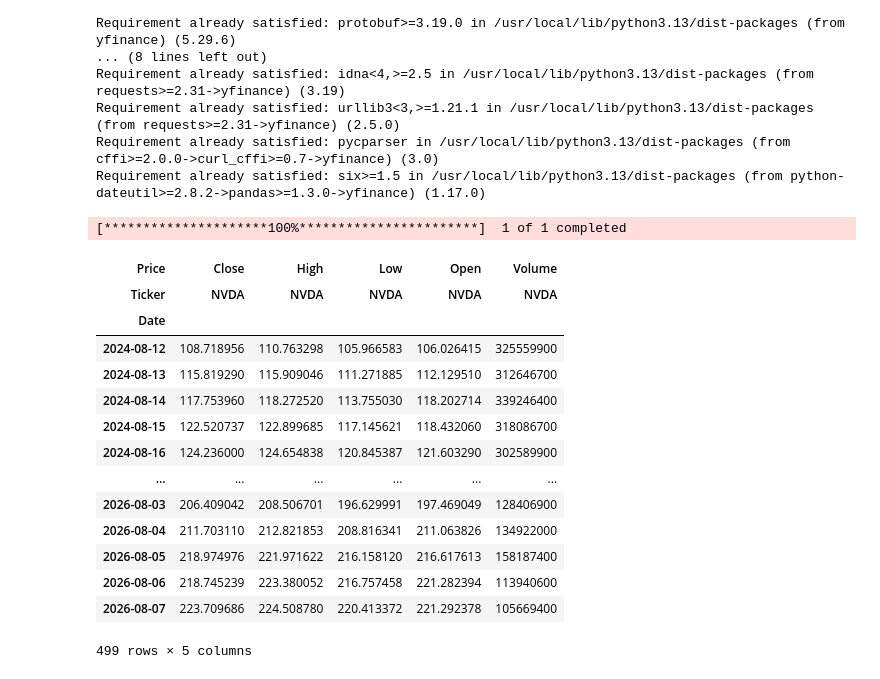
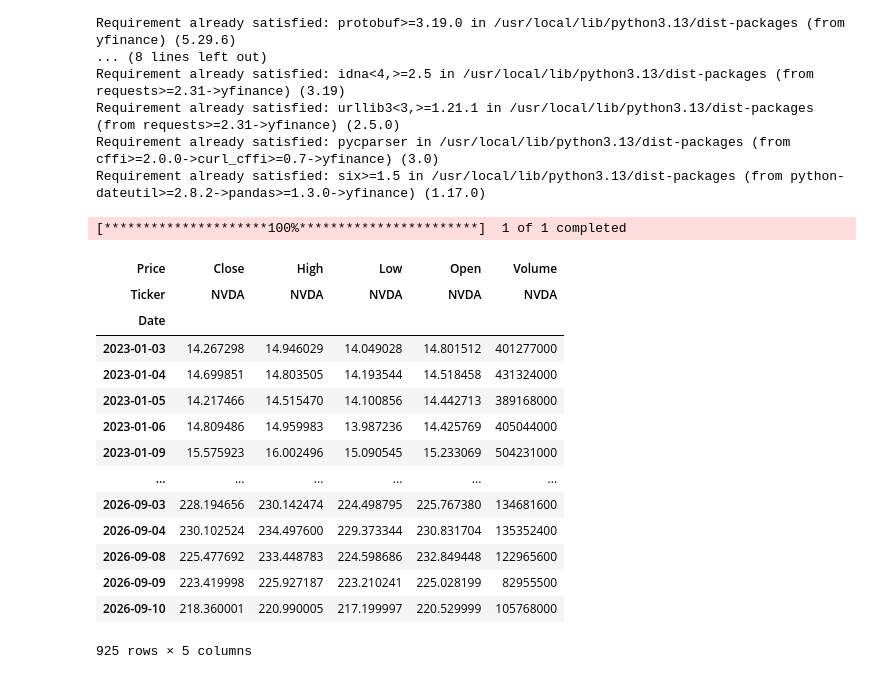
Before and after one commit to samirmh/trading, a Jupyter notebook: stocks_single_stock_analysis.ipynb, the cells around one changed output. Saved outputs shown, nothing was run; the diff lists cells and outputs as text; code cells hidden in the pictures.

```diff
--- a/stocks_single_stock_analysis.ipynb
+++ b/stocks_single_stock_analysis.ipynb
@@ -29,29 +29,29 @@ Requirement already satisfied: six>=1.5 in /usr/local/lib/python3.13/dist-packag
 # %%
 # Define the ticker symbol
 ticker_symbol = 'NVDA'
 
 # Download daily stock price data for the defined period
-stock_data = yf.download(ticker_symbol, start='2024-08-10', end='2026-08-10', interval='1d')
+stock_data = yf.download(ticker_symbol, start='2023-01-01', end='2026-09-11', interval='1d')
 
 # Display the data
 stock_data
 # %% [output]
 [*********************100%***********************]  1 of 1 completed
 | Price | Close | High | Low | Open | Volume |
 | Ticker | NVDA | NVDA | NVDA | NVDA | NVDA |
 | Date |  |  |  |  |  |
-| 2024-08-12 | 108.718956 | 110.763298 | 105.966583 | 106.026415 | 325559900 |
-| 2024-08-13 | 115.819290 | 115.909046 | 111.271885 | 112.129510 | 312646700 |
-| 2024-08-14 | 117.753960 | 118.272520 | 113.755030 | 118.202714 | 339246400 |
-| 2024-08-15 | 122.520737 | 122.899685 | 117.145621 | 118.432060 | 318086700 |
-| 2024-08-16 | 124.236000 | 124.654838 | 120.845387 | 121.603290 | 302589900 |
+| 2023-01-03 | 14.267298 | 14.946029 | 14.049028 | 14.801512 | 401277000 |
+| 2023-01-04 | 14.699851 | 14.803505 | 14.193544 | 14.518458 | 431324000 |
+| 2023-01-05 | 14.217466 | 14.515470 | 14.100856 | 14.442713 | 389168000 |
+| 2023-01-06 | 14.809486 | 14.959983 | 13.987236 | 14.425769 | 405044000 |
+| 2023-01-09 | 15.575923 | 16.002496 | 15.090545 | 15.233069 | 504231000 |
 | ... | ... | ... | ... | ... | ... |
-| 2026-08-03 | 206.409042 | 208.506701 | 196.629991 | 197.469049 | 128406900 |
-| 2026-08-04 | 211.703110 | 212.821853 | 208.816341 | 211.063826 | 134922000 |
-| 2026-08-05 | 218.974976 | 221.971622 | 216.158120 | 216.617613 | 158187400 |
-| 2026-08-06 | 218.745239 | 223.380052 | 216.757458 | 221.282394 | 113940600 |
-| 2026-08-07 | 223.709686 | 224.508780 | 220.413372 | 221.292378 | 105669400 |
+| 2026-09-03 | 228.194656 | 230.142474 | 224.498795 | 225.767380 | 134681600 |
+| 2026-09-04 | 230.102524 | 234.497600 | 229.373344 | 230.831704 | 135352400 |
+| 2026-09-08 | 225.477692 | 233.448783 | 224.598686 | 232.849448 | 122965600 |
+| 2026-09-09 | 223.419998 | 225.927187 | 223.210241 | 225.028199 | 82955500 |
+| 2026-09-10 | 218.360001 | 220.990005 | 217.199997 | 220.529999 | 105768000 |
-499 rows × 5 columns
+925 rows × 5 columns
 # %%
 stock_data.to_csv('stock_data.csv')
 # %%
```
Also changed, not shown: parts of 16 cells of this notebook.
